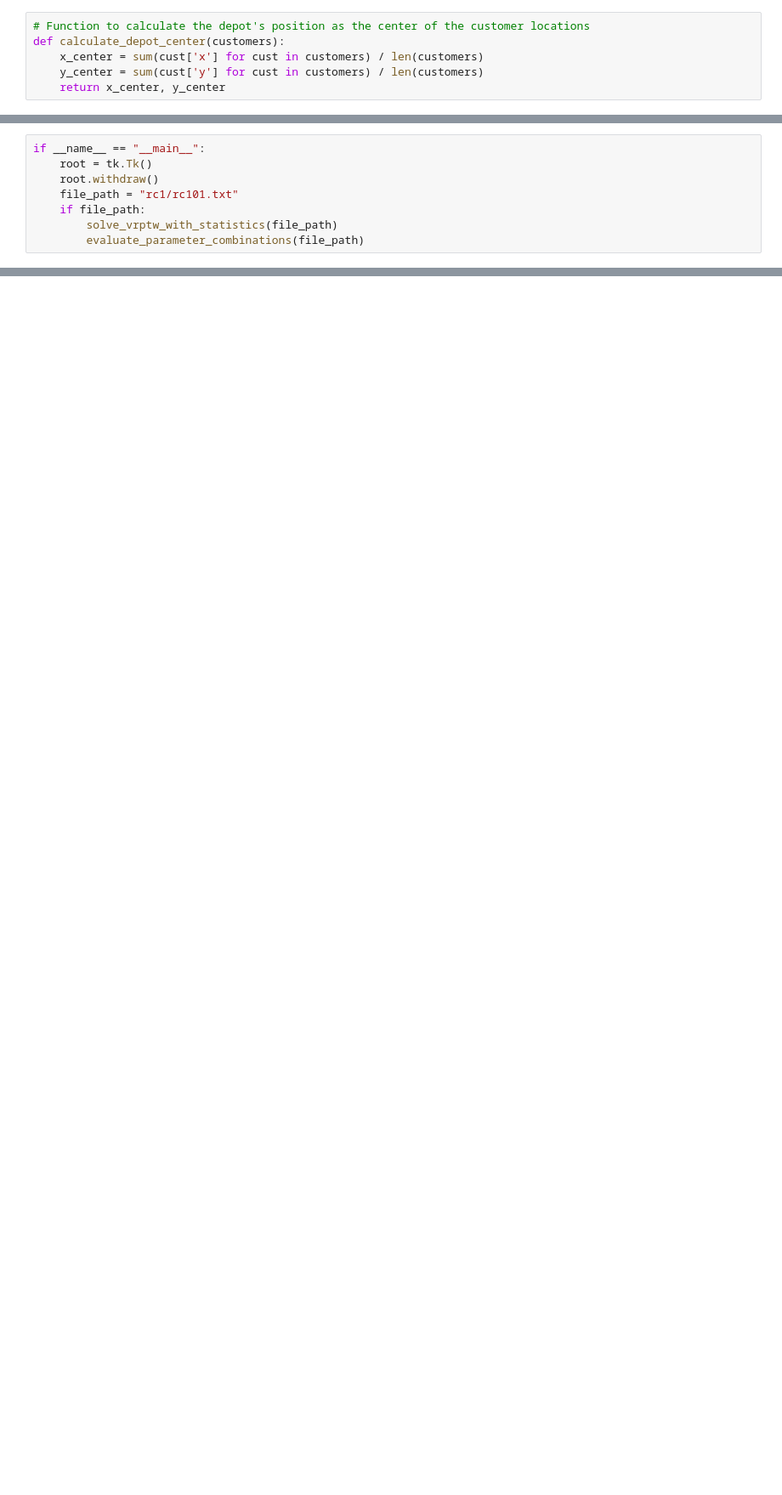
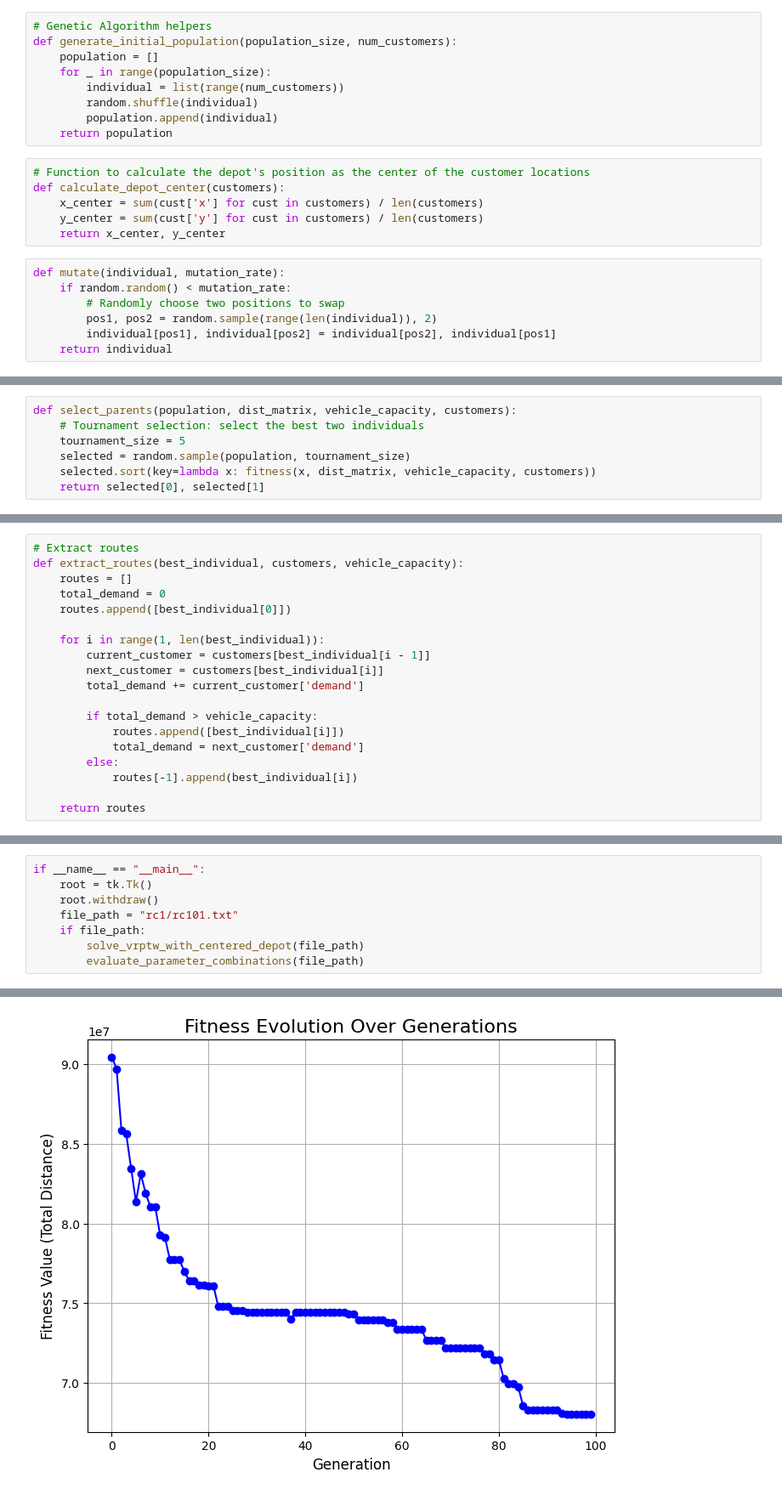
Before and after one commit to Xandeler/Advanced-Algorithms-and-Combinatorics, a Jupyter notebook: 2nd deliverable/genetic.ipynb, the cells around one changed output, grey strips where cells are left out. Shown at 85% size. Drawn from its saved outputs; the diff is of its cells as text; blank space fills up the shorter version.

```diff
--- a/2nd deliverable/genetic.ipynb
+++ b/2nd deliverable/genetic.ipynb
@@ -1,6 +69,22 @@
+# %%
+# Genetic Algorithm helpers
+def generate_initial_population(population_size, num_customers):
+    population = []
+    for _ in range(population_size):
+        individual = list(range(num_customers))
+        random.shuffle(individual)
+        population.append(individual)
+    return population
 # %%
 # Function to calculate the depot's position as the center of the customer locations
 def calculate_depot_center(customers):
     x_center = sum(cust['x'] for cust in customers) / len(customers)
     y_center = sum(cust['y'] for cust in customers) / len(customers)
     return x_center, y_center
+# %%
+def mutate(individual, mutation_rate):
+    if random.random() < mutation_rate:
+        # Randomly choose two positions to swap
+        pos1, pos2 = random.sample(range(len(individual)), 2)
+        individual[pos1], individual[pos2] = individual[pos2], individual[pos1]
+    return individual
@@ -6,0 +139,7 @@ def calculate_depot_center(customers):
+# %%
+def select_parents(population, dist_matrix, vehicle_capacity, customers):
+    # Tournament selection: select the best two individuals
+    tournament_size = 5
+    selected = random.sample(population, tournament_size)
+    selected.sort(key=lambda x: fitness(x, dist_matrix, vehicle_capacity, customers))
+    return selected[0], selected[1]
@@ -7,3 +209,22 @@ def calculate_depot_center(customers):
+# %%
+# Extract routes
+def extract_routes(best_individual, customers, vehicle_capacity):
+    routes = []
+    total_demand = 0
+    routes.append([best_individual[0]])
+
+    for i in range(1, len(best_individual)):
+        current_customer = customers[best_individual[i - 1]]
+        next_customer = customers[best_individual[i]]
+        total_demand += current_customer['demand']
+
+        if total_demand > vehicle_capacity:
+            routes.append([best_individual[i]])
+            total_demand = next_customer['demand']
+        else:
+            routes[-1].append(best_individual[i])
+
+    return routes
 # %%
 # Replace the fixed depot coordinates with the calculated center
 def solve_vrptw_with_centered_depot(file_path):
@@ -243,5 +362,6 @@ if __name__ == "__main__":
     root.withdraw()
     file_path = "rc1/rc101.txt"
     if file_path:
-        solve_vrptw_with_statistics(file_path)
+        solve_vrptw_with_centered_depot(file_path)
         evaluate_parameter_combinations(file_path)
+# %% [output]
@@ -247,0 +385 @@ if __name__ == "__main__":
+[figure, added]
```
Also changed, not shown: parts of 8 cells of this notebook.
